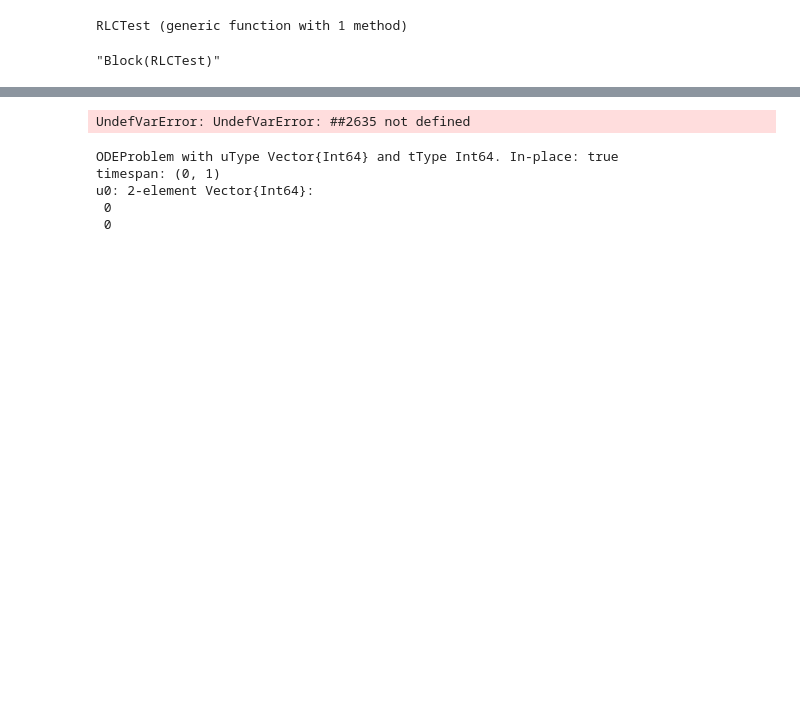
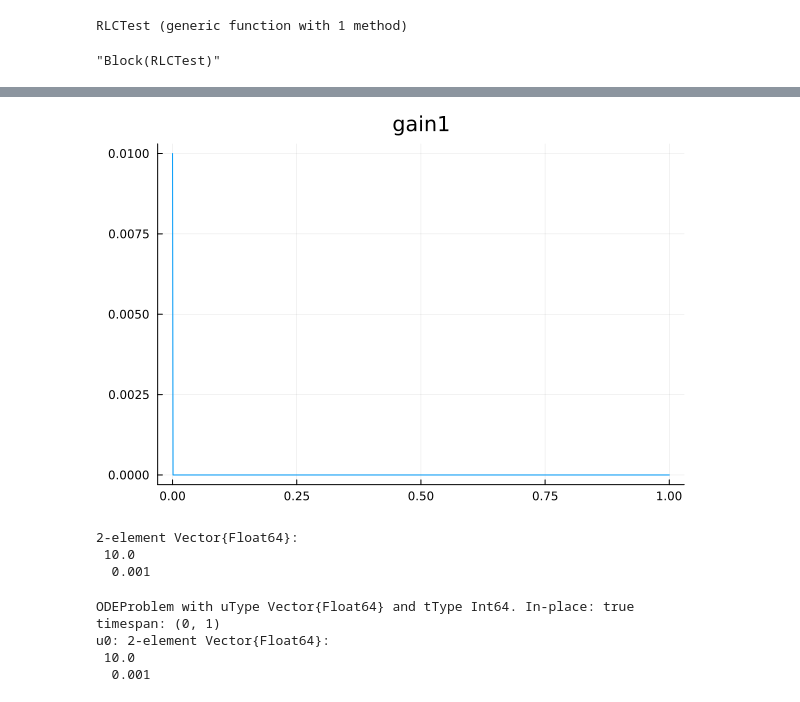
Before and after one commit to JuliaMBD/JuliaMBD.jl, a Jupyter notebook: examples/testfile.ipynb, the cells around one changed output, grey strips where cells are left out. Drawn from its saved outputs; the diff is of its cells as text; code cells hidden in the pictures; blank space fills up the shorter version.

```diff
--- a/examples/testfile.ipynb
+++ b/examples/testfile.ipynb
@@ -342,6 +274,12 @@ JuliaMBD.expr_ifunc(b)
-# %%
-RLCTest_ifunc(R=10, L=1.0, C=2.0)
-# %% [output]
-UndefVarError: UndefVarError: ##2635 not defined
+# %%
+eval(JuliaMBD.expr_sfunc(b))
+eval(JuliaMBD.expr_ofunc(b))
+eval(JuliaMBD.expr_ifunc(b))
+m = JuliaMBD.ODEModel(
+    b,
+    eval(JuliaMBD.expr_odemodel_ifunc(b)),
+    eval(JuliaMBD.expr_odemodel_sfunc(b)),
+    eval(JuliaMBD.expr_odemodel_ofunc(b))
+);
 # %%
 using DifferentialEquations
@@ -348,8 +287,20 @@ using DifferentialEquations
-# %%
-ODEProblem(f, [0,0], (0,1), [10, 100e-3, 100e-6])
-# %% [output]
-ODEProblem with uType Vector{Int64} and tType Int64. In-place: true
-timespan: (0, 1)
-u0: 2-element Vector{Int64}:
- 0
- 0
+# %%
+result = JuliaMBD.simulate(m, (0,1));
+# %%
+plot(result)
+# %% [output]
+[figure, added]
+# %%
+iv = m.ifunc(params)
+# %% [output]
+2-element Vector{Float64}:
+ 10.0
+  0.001
+# %%
+p = DifferentialEquations.ODEProblem(m.sfunc, iv, [0,1], params)
+# %% [output]
+ODEProblem with uType Vector{Float64} and tType Int64. In-place: true
+timespan: (0, 1)
+u0: 2-element Vector{Float64}:
+ 10.0
+  0.001
```
Also changed, not shown: parts of 9 cells of this notebook, 9 other files.
